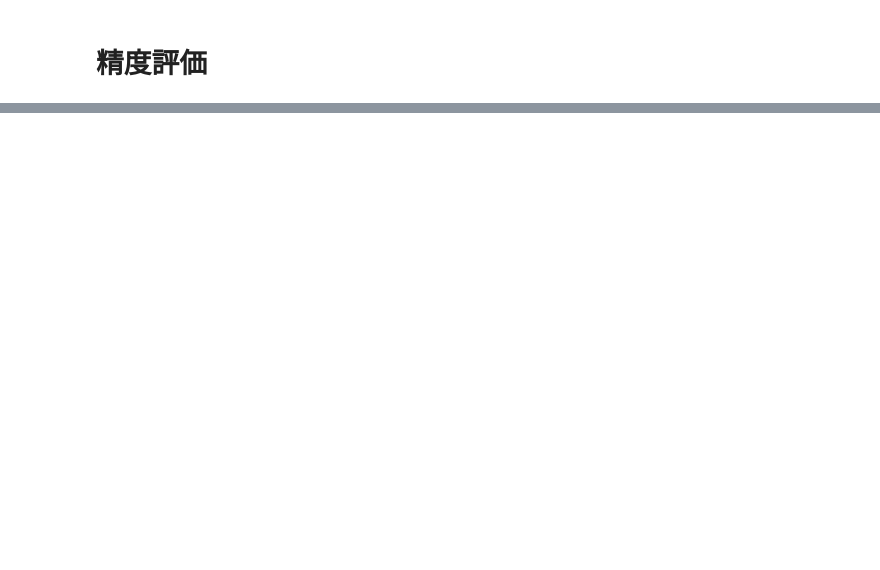
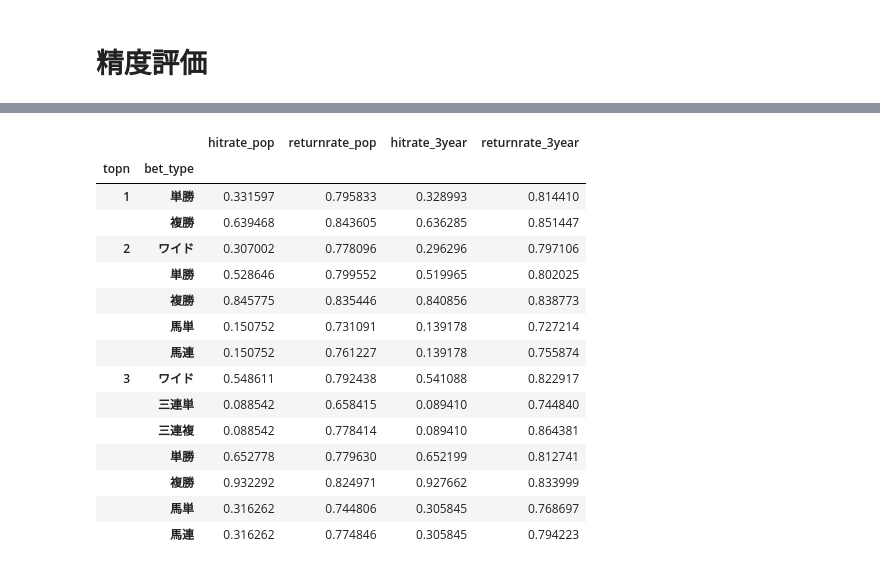
Before and after one commit to DaichiOnoe/keiba_race_ai, a Jupyter notebook: keiba_ai/3.0.1/src/test.ipynb, the cells around one changed output, grey strips where cells are left out. Saved outputs shown, nothing was run; the diff lists cells and outputs as text; code cells hidden in the pictures; blank space fills up the shorter version.

```diff
--- a/keiba_ai/3.0.1/src/test.ipynb
+++ b/keiba_ai/3.0.1/src/test.ipynb
@@ -281,0 +350,26 @@ evaluator.summarize_box_top_n(n=3, save_filename="box_summary_top3.csv")
+# %%
+# 3年間の学習結果の評価
+evaluator = Evaluator(evaluation_filename="evaluation_3year.csv")
+evals_3year = pd.concat([
+    evaluator.summarize_box_top_n(n=1, exp_name="3year"),
+    evaluator.summarize_box_top_n(n=2, exp_name="3year"),
+    evaluator.summarize_box_top_n(n=3, exp_name="3year"),
+]).set_index(["topn","bet_type"])
+evals_3year
+# %% [output]
+|  |  | hitrate_pop | returnrate_pop | hitrate_3year | returnrate_3year |
+| topn | bet_type |  |  |  |  |
+| 1 | 単勝 | 0.331597 | 0.795833 | 0.328993 | 0.814410 |
+|  | 複勝 | 0.639468 | 0.843605 | 0.636285 | 0.851447 |
+| 2 | ワイド | 0.307002 | 0.778096 | 0.296296 | 0.797106 |
+|  | 単勝 | 0.528646 | 0.799552 | 0.519965 | 0.802025 |
+|  | 複勝 | 0.845775 | 0.835446 | 0.840856 | 0.838773 |
+|  | 馬単 | 0.150752 | 0.731091 | 0.139178 | 0.727214 |
+|  | 馬連 | 0.150752 | 0.761227 | 0.139178 | 0.755874 |
+| 3 | ワイド | 0.548611 | 0.792438 | 0.541088 | 0.822917 |
+|  | 三連単 | 0.088542 | 0.658415 | 0.089410 | 0.744840 |
+|  | 三連複 | 0.088542 | 0.778414 | 0.089410 | 0.864381 |
+|  | 単勝 | 0.652778 | 0.779630 | 0.652199 | 0.812741 |
+|  | 複勝 | 0.932292 | 0.824971 | 0.927662 | 0.833999 |
+|  | 馬単 | 0.316262 | 0.744806 | 0.305845 | 0.768697 |
+|  | 馬連 | 0.316262 | 0.774846 | 0.305845 | 0.794223 |
```
Also changed, not shown: parts of 28 cells of this notebook, 7 other files.
